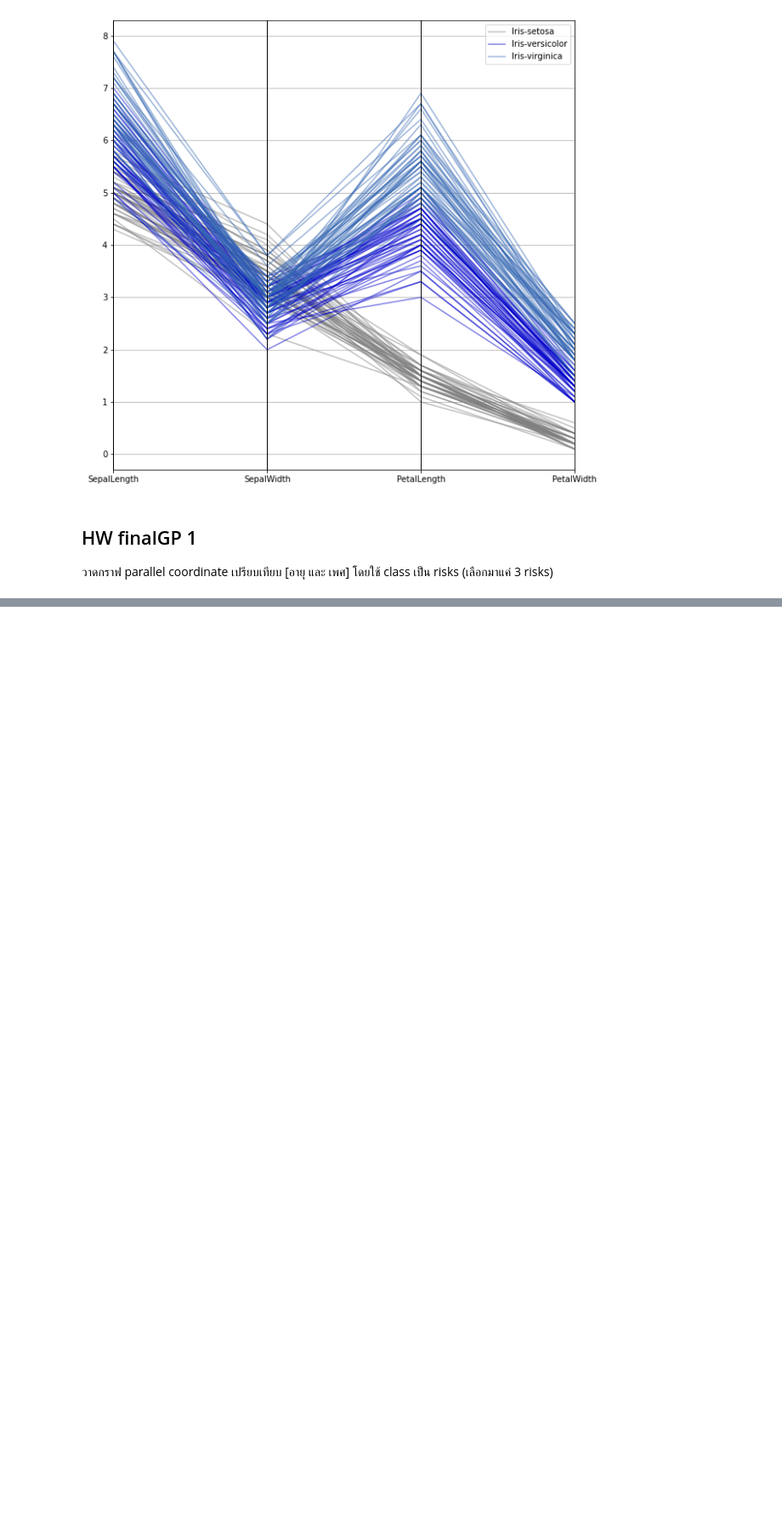
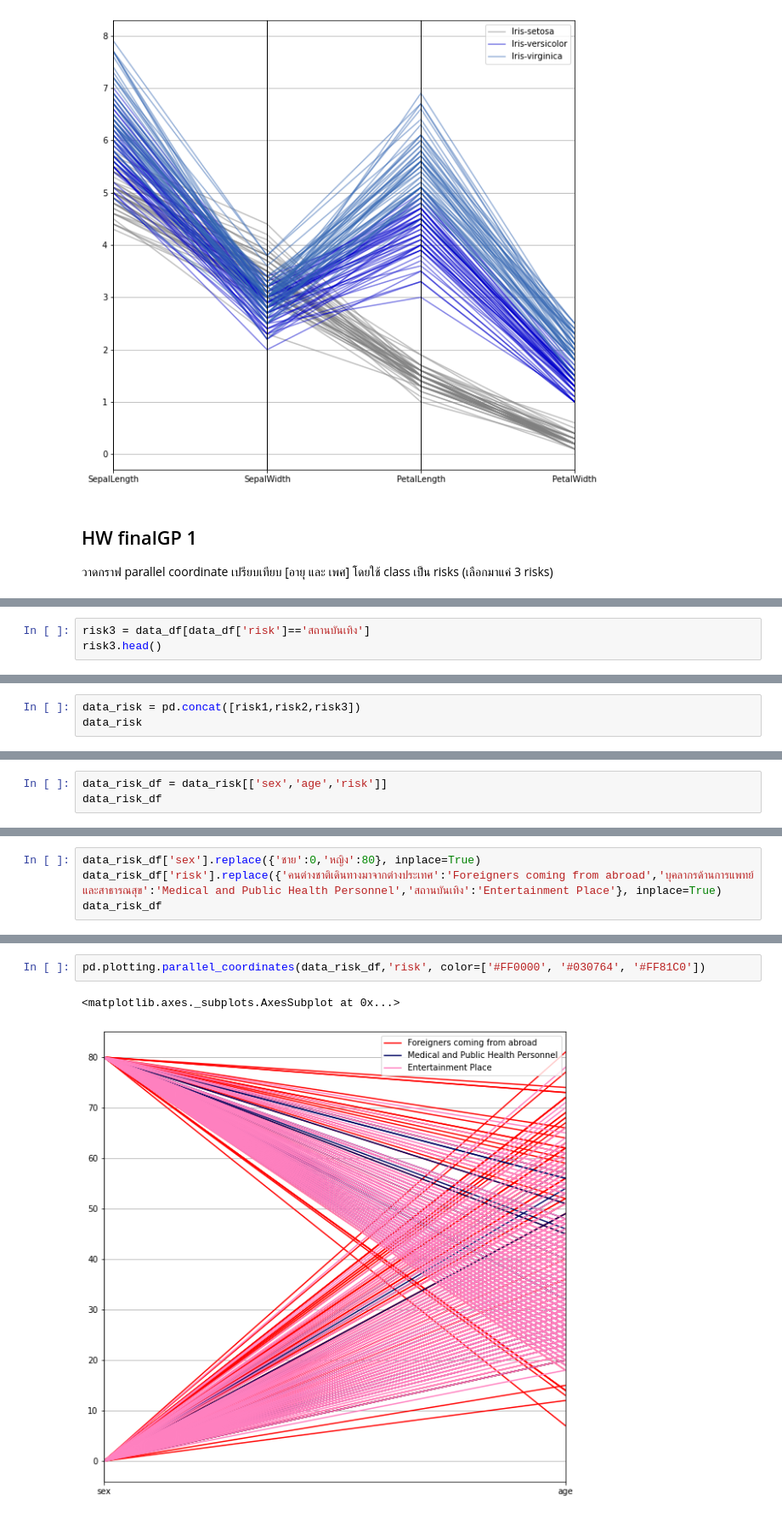
Before and after one commit to Kanyawesr/data_viz_2022, a Jupyter notebook: DataViz01_Table_Data.ipynb, the cells around one changed output, grey strips where cells are left out. Shown at 85% size. Cells and saved outputs as stored; diff of their text form; blank space fills up the shorter version.

```diff
--- a/DataViz01_Table_Data.ipynb
+++ b/DataViz01_Table_Data.ipynb
@@ -142,0 +212,3 @@ pd.plotting.parallel_coordinates(df, 'Name', color=[[0.5,0.5,0.5,0.5],[0,0,0.8,0
+# %%
+risk3 = data_df[data_df['risk']=='สถานบันเทิง']
+risk3.head()
@@ -142,0 +222,3 @@ pd.plotting.parallel_coordinates(df, 'Name', color=[[0.5,0.5,0.5,0.5],[0,0,0.8,0
+# %%
+data_risk = pd.concat([risk1,risk2,risk3])
+data_risk
@@ -142,0 +239,3 @@ pd.plotting.parallel_coordinates(df, 'Name', color=[[0.5,0.5,0.5,0.5],[0,0,0.8,0
+# %%
+data_risk_df = data_risk[['sex','age','risk']]
+data_risk_df
@@ -142,0 +256,4 @@ pd.plotting.parallel_coordinates(df, 'Name', color=[[0.5,0.5,0.5,0.5],[0,0,0.8,0
+# %%
+data_risk_df['sex'].replace({'ชาย':0,'หญิง':80}, inplace=True)
+data_risk_df['risk'].replace({'คนต่างชาติเดินทางมาจากต่างประเทศ':'Foreigners coming from abroad','บุคลากรด้านการแพทย์และสาธารณสุข':'Medical and Public Health Personnel','สถานบันเทิง':'Entertainment Place'}, inplace=True)
+data_risk_df
@@ -142,0 +278,5 @@ pd.plotting.parallel_coordinates(df, 'Name', color=[[0.5,0.5,0.5,0.5],[0,0,0.8,0
+# %%
+pd.plotting.parallel_coordinates(data_risk_df,'risk', color=['#FF0000', '#030764', '#FF81C0'])
+# %% [output]
+<matplotlib.axes._subplots.AxesSubplot at 0x...>
+[figure, added]
```
Also changed, not shown: parts of 16 cells of this notebook.
